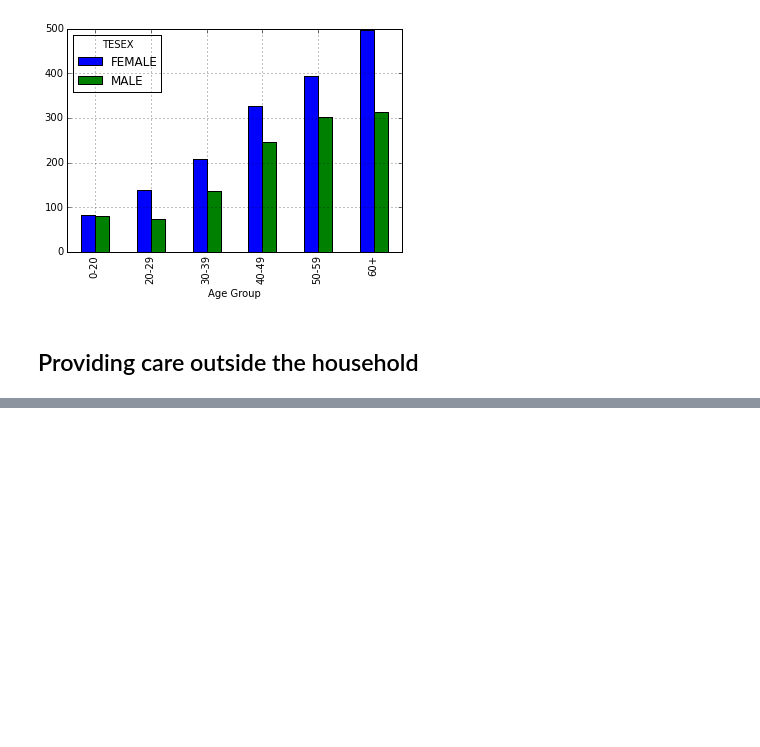
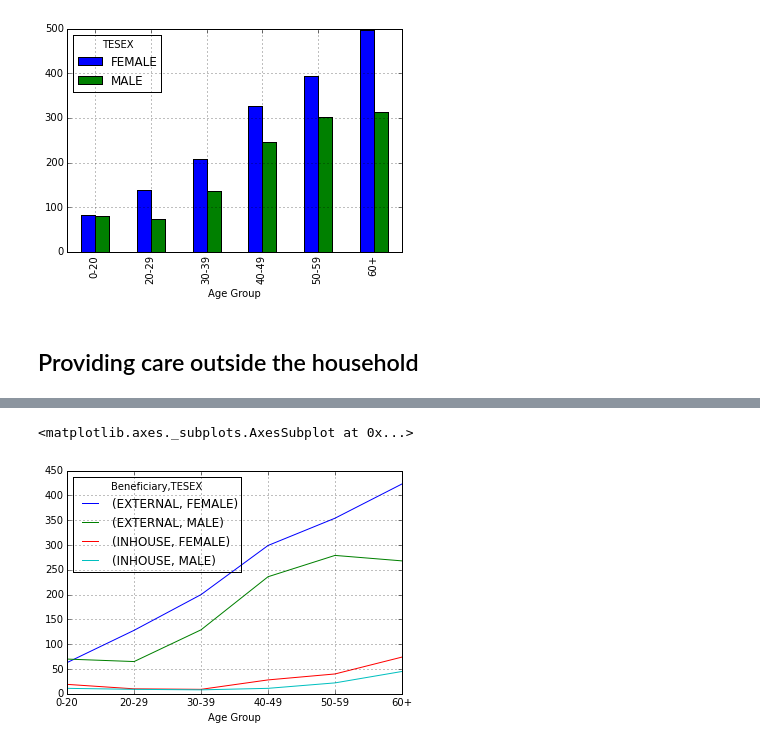
Before and after one commit to tiyd-python-2015-05/atus-analysis, a Jupyter notebook: sample_characteristics.ipynb, the cells around one changed output, grey strips where cells are left out. Cells and saved outputs as stored; diff of their text form; code cells hidden in the pictures; blank space fills up the shorter version.

Commit message:
elderly care provision inhouse and external

```diff
--- a/sample_characteristics.ipynb
+++ b/sample_characteristics.ipynb
@@ -155,3 +155,9 @@ pd.pivot_table(careproviders, values='count', index=['Age Group'], columns='TESE
 [figure]
 # %% [markdown]
 ## Providing care outside the household
+# %%
+INHOUSE = careproviders.TULINENO == -1
+EXTERNAL = careproviders.TULINENO > 1
+
+careproviders.loc[INHOUSE, 'Beneficiary'] = 'EXTERNAL'
+careproviders.loc[EXTERNAL, 'Beneficiary'] = 'INHOUSE'
@@ -157,0 +173,6 @@ pd.pivot_table(careproviders, values='count', index=['Age Group'], columns='TESE
+# %%
+pd.pivot_table(careproviders, values = ('count'), index=['Age Group'], columns=['Beneficiary', 'TESEX'],
+                        aggfunc=np.sum).plot(kind='line')
+# %% [output]
+<matplotlib.axes._subplots.AxesSubplot at 0x...>
+[figure, added]
```
Also changed, not shown: parts of 1 cell of this notebook.
